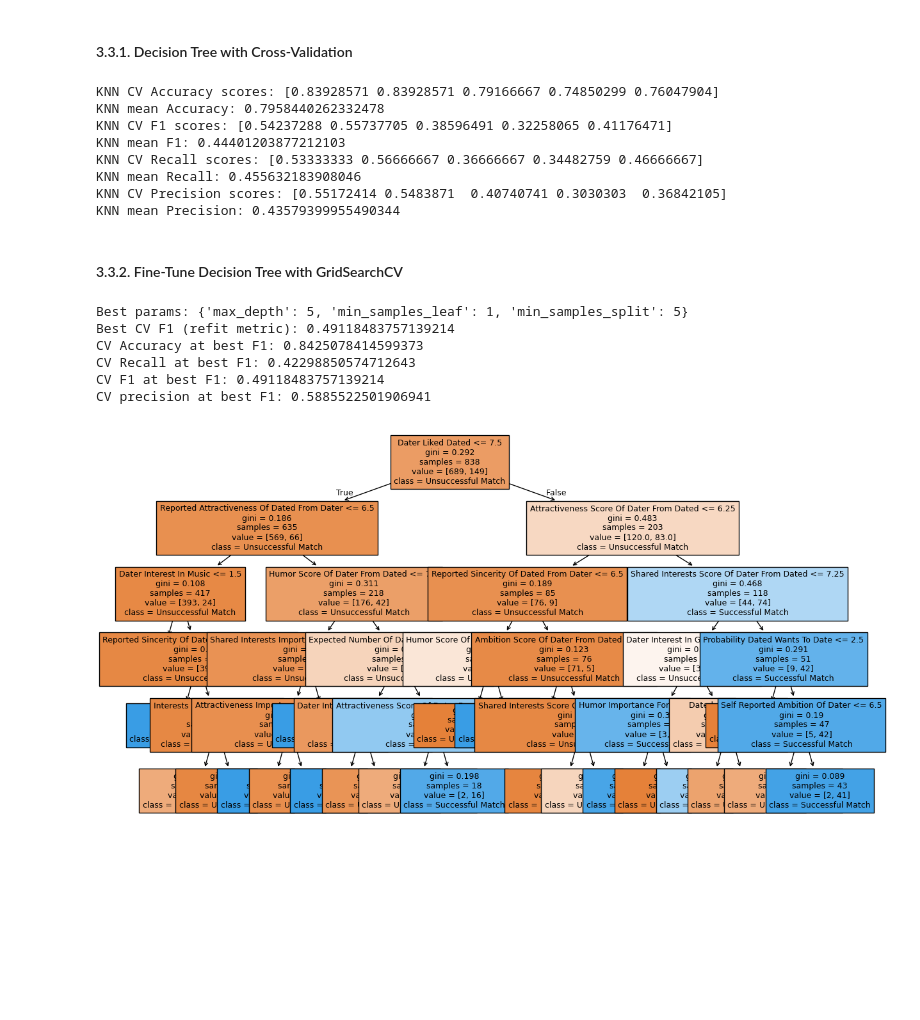
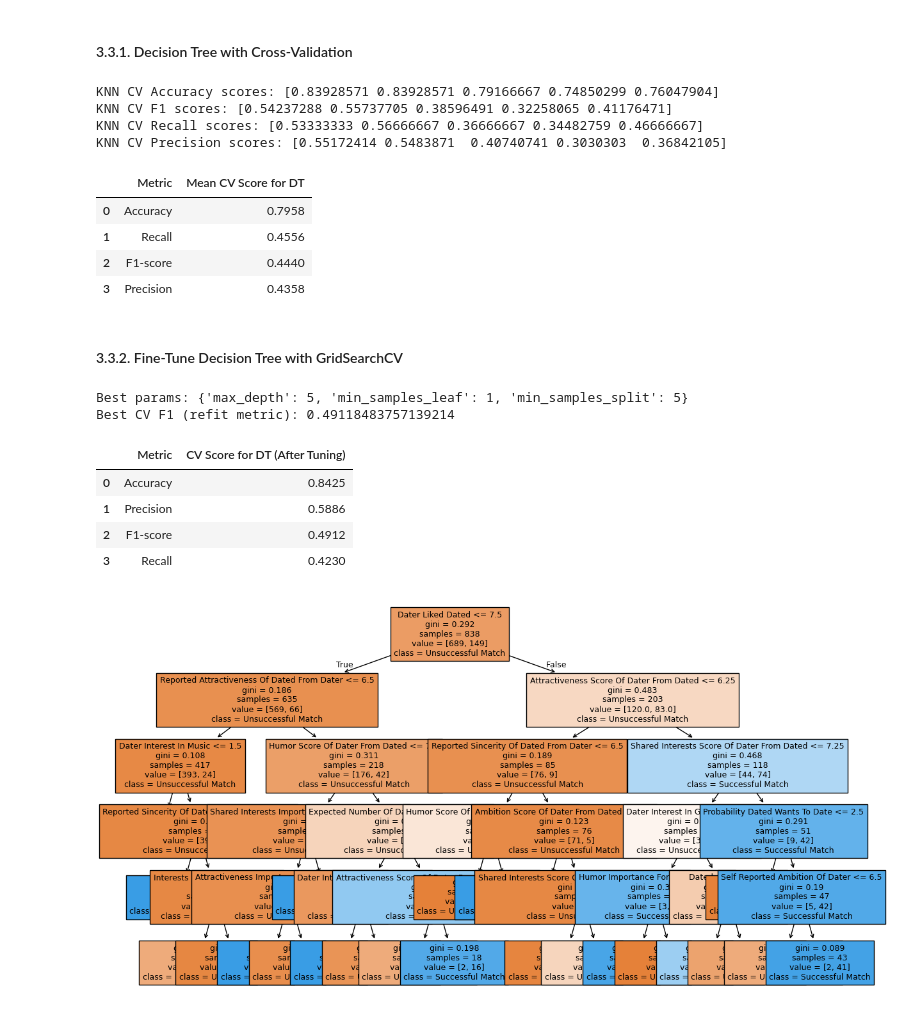
Before and after one commit to Avisonix/AML-Gruppe30, a Jupyter notebook: src/aml/data.ipynb, the cells around one changed output. Saved outputs shown, nothing was run; the diff lists cells and outputs as text; code cells hidden in the pictures; blank space fills up the shorter version.

```diff
--- a/src/aml/data.ipynb
+++ b/src/aml/data.ipynb
@@ -363,6 +397,7 @@ dt_model = DecisionTreeClassifier(
 )
 
 # Run cross-validation on the training data for performance evaluation
+# Accuracy
 dt_acc_scores = cross_val_score(
     dt_model,
     X_train,
@@ -381,44 +416,61 @@ dt_f1_scores = cross_val_score(
 )
 
 # Recall
-dt_recall_scores = cross_val_score(
+dt_rec_scores = cross_val_score(
     dt_model,
     X_train,
     y_train,
     cv=cv,
     scoring="recall"
 )
 
 # Precision
 dt_pre_scores = cross_val_score(
     dt_model,
     X_train,
     y_train,
     cv=cv,
     scoring="precision"
 )
 
 # Print Decision Tree CV scores
 print("KNN CV Accuracy scores:", dt_acc_scores)
-print("KNN mean Accuracy:", dt_acc_scores.mean())
+#print("KNN mean Accuracy:", dt_acc_scores.mean())
 
 print("KNN CV F1 scores:", dt_f1_scores)
-print("KNN mean F1:", dt_f1_scores.mean())
+#print("KNN mean F1:", dt_f1_scores.mean())
 
-print("KNN CV Recall scores:", dt_recall_scores)
-print("KNN mean Recall:", dt_recall_scores.mean())
+print("KNN CV Recall scores:", dt_rec_scores)
+#print("KNN mean Recall:", dt_rec_scores.mean())
 
 print("KNN CV Precision scores:", dt_pre_scores)
-print("KNN mean Precision:", dt_pre_scores.mean())
+#print("KNN mean Precision:", dt_pre_scores.mean())
+
+# Build results table
+dt_results_before = pd.DataFrame({
+    "Metric": ["Accuracy", "F1-score", "Recall", "Precision"],
+    "Mean CV Score for DT": [
+        dt_acc_scores.mean(),
+        dt_f1_scores.mean(),
+        dt_rec_scores.mean(),
+        dt_pre_scores.mean()
+    ]
+})
+
+# Round and sort for readability
+dt_results_before = dt_results_before.round(4).sort_values(by="Mean CV Score for DT", ascending=False).reset_index(drop=True)
+
+dt_results_before
 # %% [output]
 KNN CV Accuracy scores: [0.83928571 0.83928571 0.79166667 0.74850299 0.76047904]
-KNN mean Accuracy: 0.7958440262332478
 KNN CV F1 scores: [0.54237288 0.55737705 0.38596491 0.32258065 0.41176471]
-KNN mean F1: 0.44401203877212103
 KNN CV Recall scores: [0.53333333 0.56666667 0.36666667 0.34482759 0.46666667]
-KNN mean Recall: 0.455632183908046
 KNN CV Precision scores: [0.55172414 0.5483871  0.40740741 0.3030303  0.36842105]
-KNN mean Precision: 0.43579399955490344
+|  | Metric | Mean CV Score for DT |
+| 0 | Accuracy | 0.7958 |
+| 1 | Recall | 0.4556 |
+| 2 | F1-score | 0.4440 |
+| 3 | Precision | 0.4358 |
 # %% [markdown]
 #### 3.3.2. Fine-Tune Decision Tree with GridSearchCV
 # %%
@@ -442,7 +494,7 @@ dt_grid = GridSearchCV(
     estimator=dt_model,
     param_grid=param_grid,
     scoring=scoring,
-    refit="f1",   # model selection based on F1
+    refit="f1",
     cv=cv,
     n_jobs=-1
 )
@@ -450,24 +502,45 @@ dt_grid = GridSearchCV(
 # Fit
 dt_grid.fit(X_train, y_train)
 
+# Report best parameters and best score for the refit metric (F1)
 print("Best params:", dt_grid.best_params_)
 print("Best CV F1 (refit metric):", dt_grid.best_score_)
 
 # Also report best scores for the other metrics for the selected best_index_
 best_i = dt_grid.best_index_
+
+# Get the cross-validation results
 cvres = dt_grid.cv_results_
 
-print("CV Accuracy at best F1:", cvres["mean_test_accuracy"][best_i])
-print("CV Recall at best F1:",   cvres["mean_test_recall"][best_i])
-print("CV F1 at best F1:",       cvres["mean_test_f1"][best_i])
-print("CV precision at best F1:",cvres["mean_test_precision"][best_i])
+# Get the metrics at the best F1 index
+dt_acc_after = cvres["mean_test_accuracy"][best_i]
+dt_rec_after = cvres["mean_test_recall"][best_i]
+dt_f1_after = cvres["mean_test_f1"][best_i]
+dt_pre_after = cvres["mean_test_precision"][best_i]
+
+# Create a DataFrame to display the results
+dt_results_after = pd.DataFrame({
+    "Metric": ["Accuracy", "Recall", "F1-score", "Precision"],
+    "CV Score for DT (After Tuning)": [
+        dt_acc_after,
+        dt_rec_after,
+        dt_f1_after,
+        dt_pre_after
+    ]
+})
+
+# Round for cleaner display
+dt_results_after = dt_results_after.round(4).sort_values(by="CV Score for DT (After Tuning)", ascending=False).reset_index(drop=True)
+
+dt_results_after
 # %% [output]
 Best params: {'max_depth': 5, 'min_samples_leaf': 1, 'min_samples_split': 5}
 Best CV F1 (refit metric): 0.49118483757139214
-CV Accuracy at best F1: 0.8425078414599373
-CV Recall at best F1: 0.42298850574712643
-CV F1 at best F1: 0.49118483757139214
-CV precision at best F1: 0.5885522501906941
+|  | Metric | CV Score for DT (After Tuning) |
+| 0 | Accuracy | 0.8425 |
+| 1 | Precision | 0.5886 |
+| 2 | F1-score | 0.4912 |
+| 3 | Recall | 0.4230 |
 # %%
 # Visualize the Decision Tree
 best_dt = dt_grid.best_estimator_
```
Also changed, not shown: parts of 18 cells of this notebook, 1 other file.
